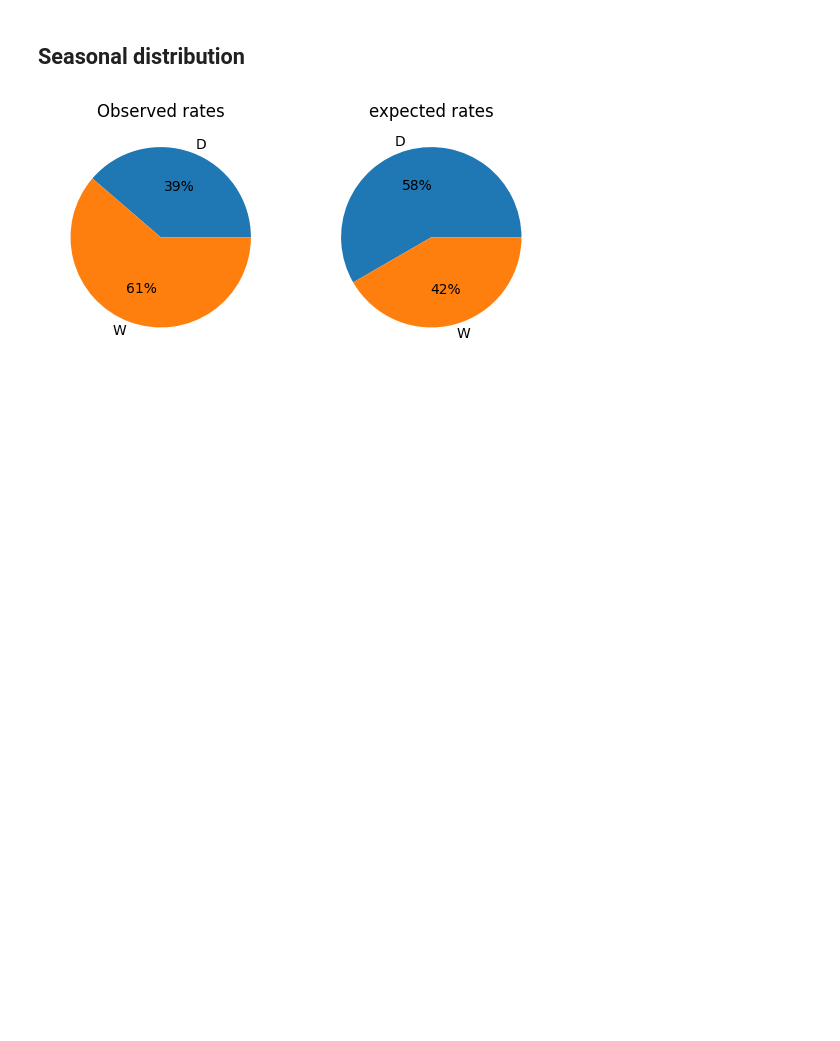
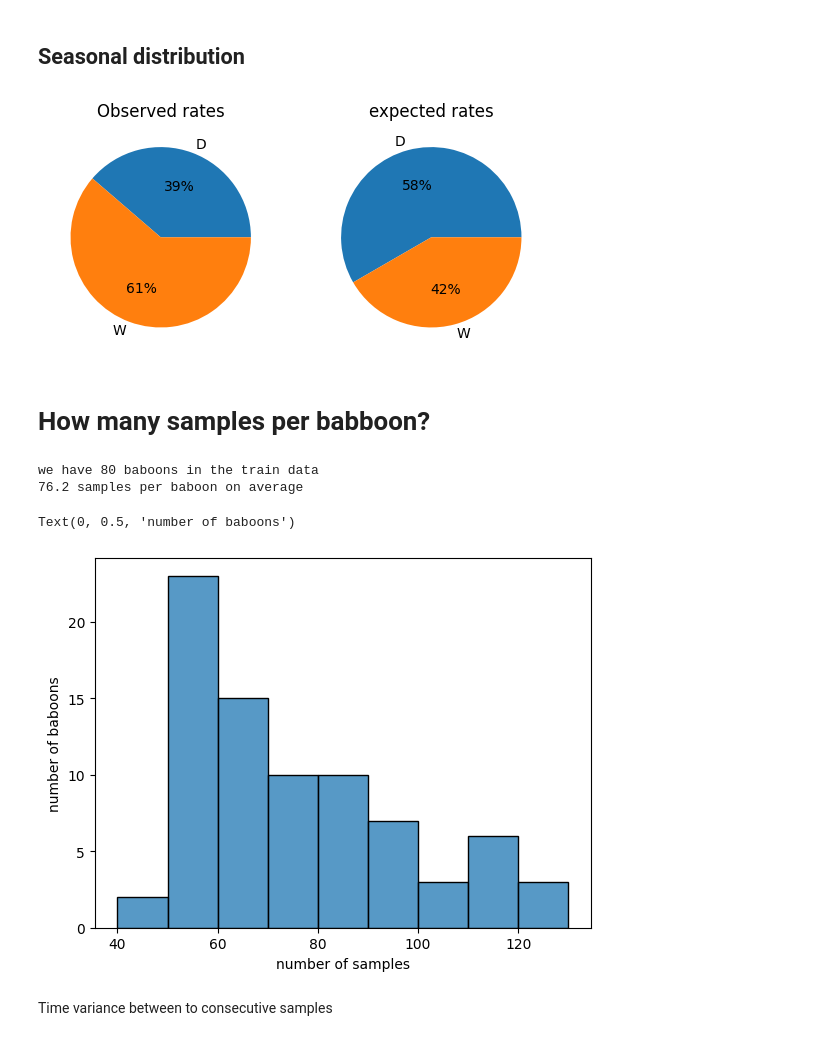
Before and after one commit to yuvaldotan/workshop_microbiome, a Jupyter notebook: data_dist.ipynb, the cells around one changed output. Cells and saved outputs as stored; diff of their text form; code cells hidden in the pictures; blank space fills up the shorter version.

```diff
--- a/data_dist.ipynb
+++ b/data_dist.ipynb
@@ -52,3 +52,22 @@ plt.title("expected rates")
 plt.show()
 # %% [output]
 [figure]
+# %% [markdown]
+# How many samples per babboon?
+# %%
+baboons = metadata_df.groupby("baboon_id").count()["collection_date"]
+# %%
+print(f"we have {len(baboons)} baboons in the train data")
+print(f"{baboons.mean()} samples per baboon on average")
+# %% [output]
+we have 80 baboons in the train data
+76.2 samples per baboon on average
+# %%
+sns.histplot(baboons, binwidth=10, binrange=(40, 130))
+plt.xlabel("number of samples")
+plt.ylabel("number of baboons")
+# %% [output]
+Text(0, 0.5, 'number of baboons')
+[figure, added]
+# %% [markdown]
+Time variance between to consecutive samples
```
Also changed, not shown: parts of 4 cells of this notebook.
